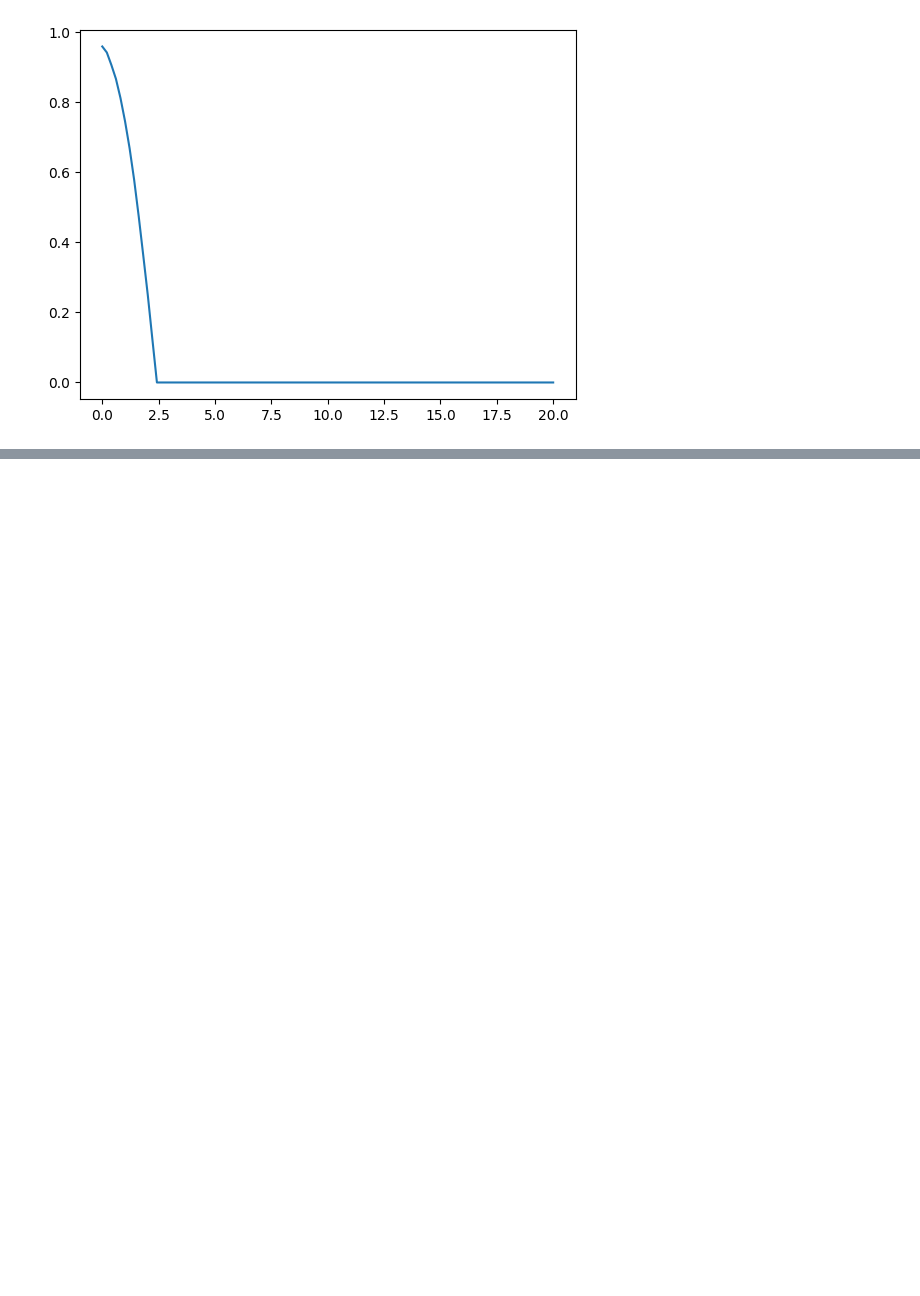
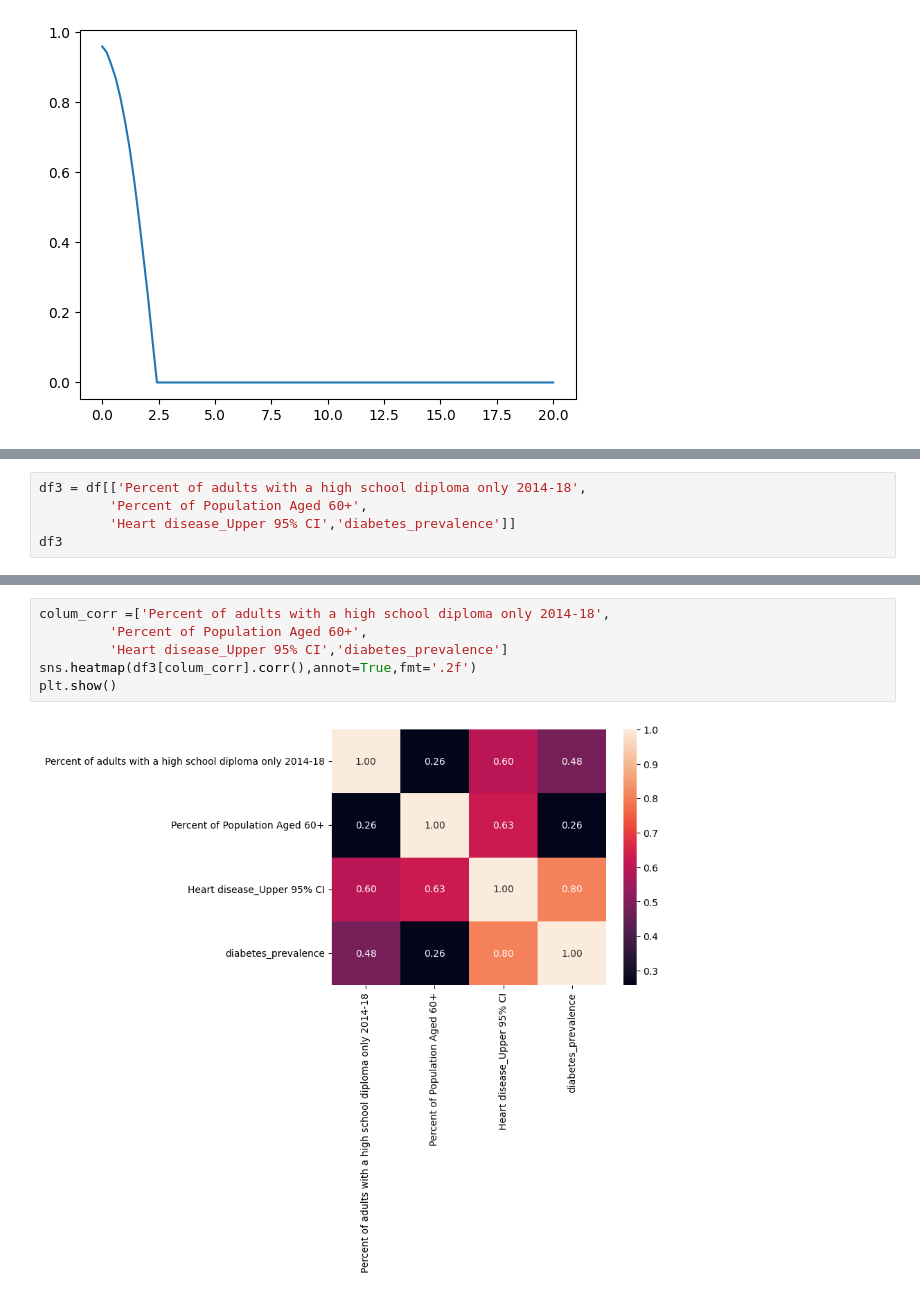
Before and after one commit to sopasoup/REGULARIZED-LINEAR.-REG., a Jupyter notebook: src/explore.ipynb, the cells around one changed output, grey strips where cells are left out. Cells and saved outputs as stored; diff of their text form; blank space fills up the shorter version.

```diff
--- a/src/explore.ipynb
+++ b/src/explore.ipynb
@@ -162,0 +197,5 @@ plt.show()
+# %%
+df3 = df[['Percent of adults with a high school diploma only 2014-18',
+         'Percent of Population Aged 60+',
+         'Heart disease_Upper 95% CI','diabetes_prevalence']]
+df3
@@ -162,0 +216,8 @@ plt.show()
+# %%
+colum_corr =['Percent of adults with a high school diploma only 2014-18',
+         'Percent of Population Aged 60+',
+         'Heart disease_Upper 95% CI','diabetes_prevalence']
+sns.heatmap(df3[colum_corr].corr(),annot=True,fmt='.2f')
+plt.show()
+# %% [output]
+[figure, added]
```
Also changed, not shown: parts of 15 cells of this notebook.
